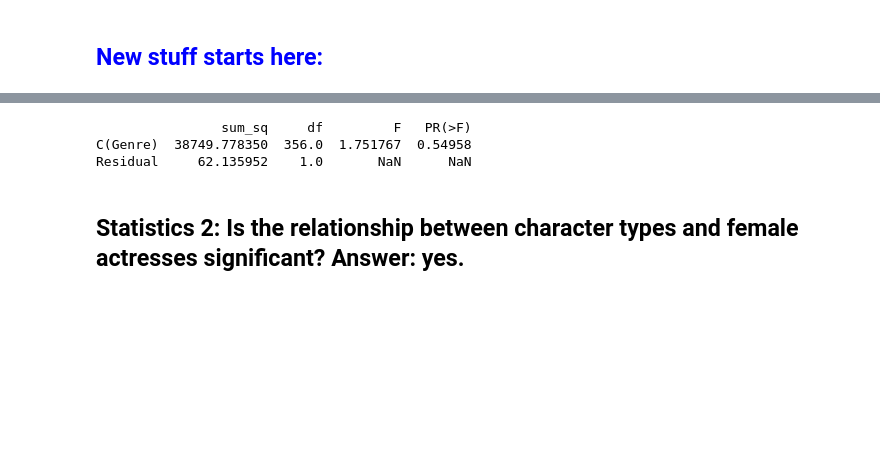
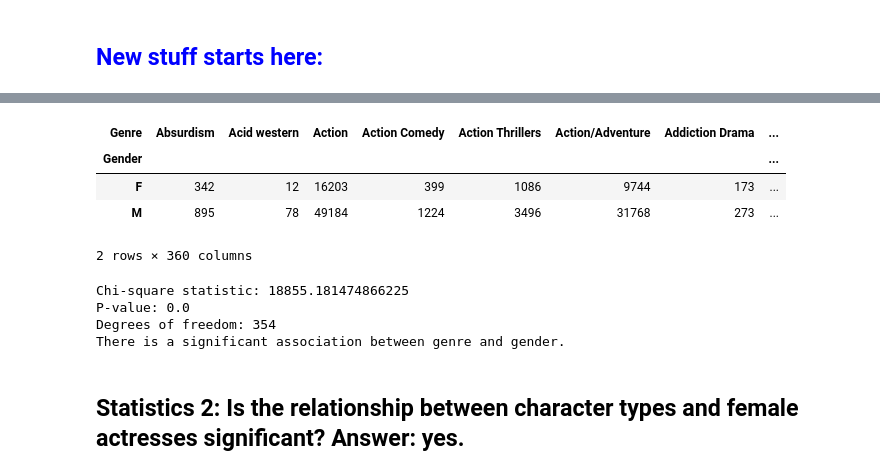
Before and after one commit to epfl-ada/ada-2023-project-adavengers2023, a Jupyter notebook: Caroline2.ipynb, the cells around one changed output, grey strips where cells are left out. Saved outputs shown, nothing was run; the diff lists cells and outputs as text; code cells hidden in the pictures; blank space fills up the shorter version.

```diff
--- a/Caroline2.ipynb
+++ b/Caroline2.ipynb
@@ -145,18 +113,0 @@ contingency_table
-# %%
-#Doing an ANOVA with F_percentage
-test = gender_counts_2[gender_counts_2['total_count'] >= 2]
-
-import pandas as pd
-import statsmodels.api as sm
-from statsmodels.formula.api import ols
-from statsmodels.stats.multicomp import pairwise_tukeyhsd
-
-
-mod = ols('F_percentage ~ C(Genre)', data=test).fit()
-anova_table = sm.stats.anova_lm(mod, typ=2)
-
-print(anova_table)
-# %% [output]
-                sum_sq     df         F   PR(>F)
-C(Genre)  38749.778350  356.0  1.751767  0.54958
-Residual     62.135952    1.0       NaN      NaN
@@ -164,0 +114,15 @@ Residual     62.135952    1.0       NaN      NaN
+# %%
+df_simplified = gender_counts_2[['Genre', 'F', 'M']]
+
+# Pivot the table
+df_pivoted = df_simplified.pivot_table(index='Genre', values=['F', 'M'])
+
+# Transpose the DataFrame to have genders as rows and genres as columns
+df_contingency = df_pivoted.T
+df_contingency
+# %% [output]
+| Genre | Absurdism | Acid western | Action | Action Comedy | Action Thrillers | Action/Adventure | Addiction Drama | ... |
+| Gender |  |  |  |  |  |  |  | ... |
+| F | 342 | 12 | 16203 | 399 | 1086 | 9744 | 173 | ... |
+| M | 895 | 78 | 49184 | 1224 | 3496 | 31768 | 273 | ... |
+2 rows × 360 columns
@@ -165,3 +131,22 @@ Residual     62.135952    1.0       NaN      NaN
+# %%
+# Perform the chi-square test
+chi2, p, dof, expected = stats.chi2_contingency(df_contingency)
+
+print("Chi-square statistic:", chi2)
+print("P-value:", p)
+print("Degrees of freedom:", dof)
+#print("Expected frequencies:\n", expected)
+
+# Interpret the result
+if p < 0.05:
+    print("There is a significant association between genre and gender.")
+else:
+    print("There is no significant association between genre and gender.")
+# %% [output]
+Chi-square statistic: 18855.181474866225
+P-value: 0.0
+Degrees of freedom: 354
+There is a significant association between genre and gender.
 # %% [markdown]
 ## Statistics 2: Is the relationship between character types and female actresses significant? Answer: yes.
 # %% [markdown]
```
Also changed, not shown: parts of 5 cells of this notebook.
